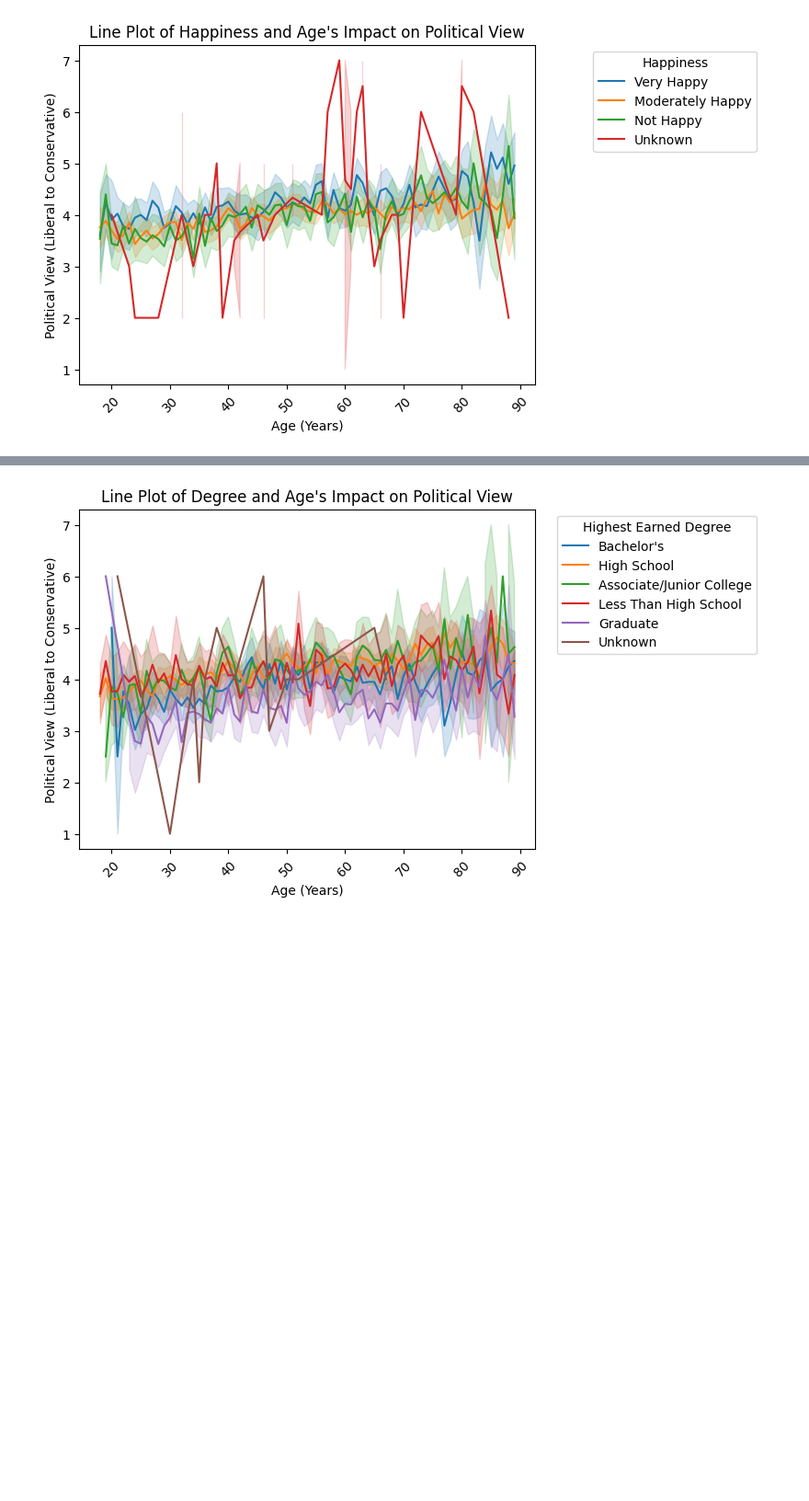
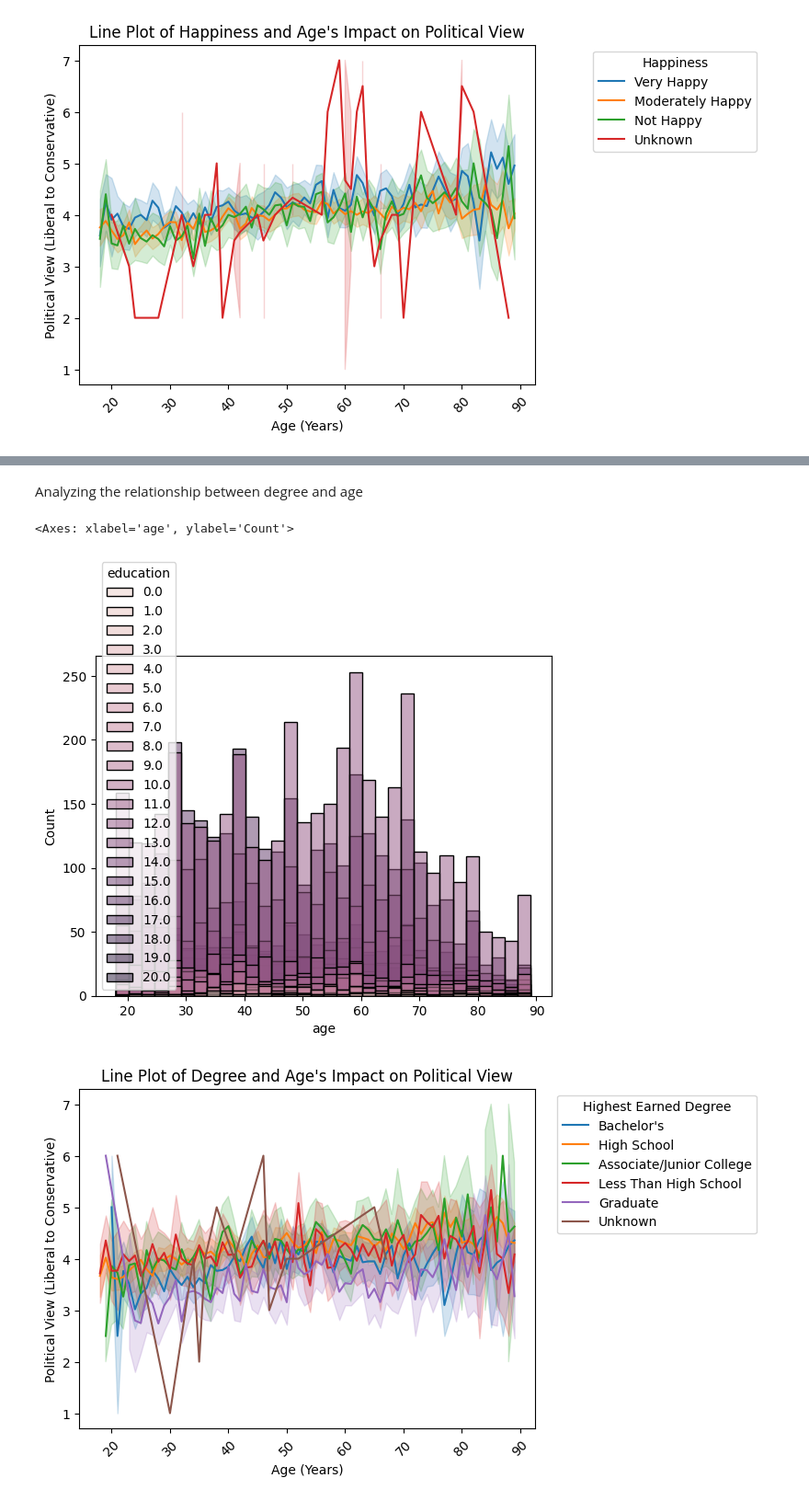
Before and after one commit to gaboojie/project_gss, a Jupyter notebook: GSS_Project1.ipynb, the cells around one changed output, grey strips where cells are left out. Shown at 92% size. Saved outputs shown, nothing was run; the diff lists cells and outputs as text; code cells hidden in the pictures; blank space fills up the shorter version.

```diff
--- a/GSS_Project1.ipynb
+++ b/GSS_Project1.ipynb
@@ -210,2 +240,9 @@ sns.move_legend(curr_plot, "upper right", bbox_to_anchor=(1.5, 1))
+# %% [markdown]
+Analyzing the relationship between degree and age
+# %%
+sns.histplot(data=df, x='age', hue='education')
+# %% [output]
+<Axes: xlabel='age', ylabel='Count'>
+[figure, added]
 # %%
 #
```
Also changed, not shown: parts of 23 cells of this notebook.
